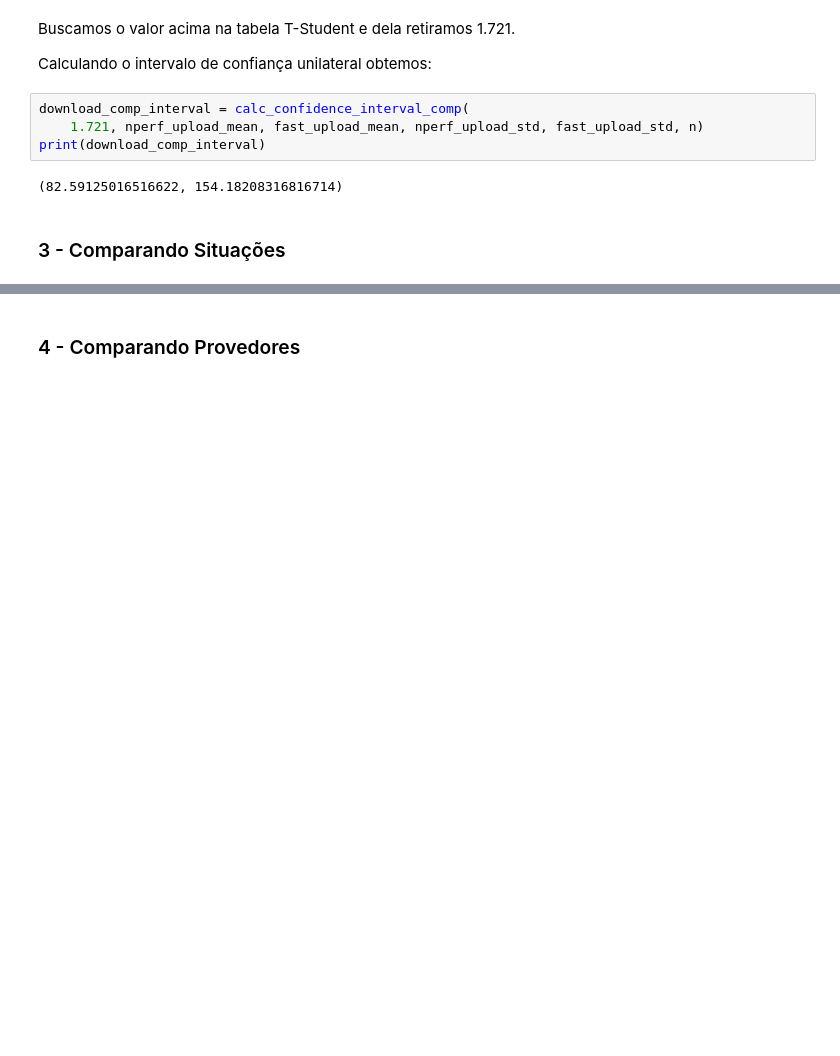
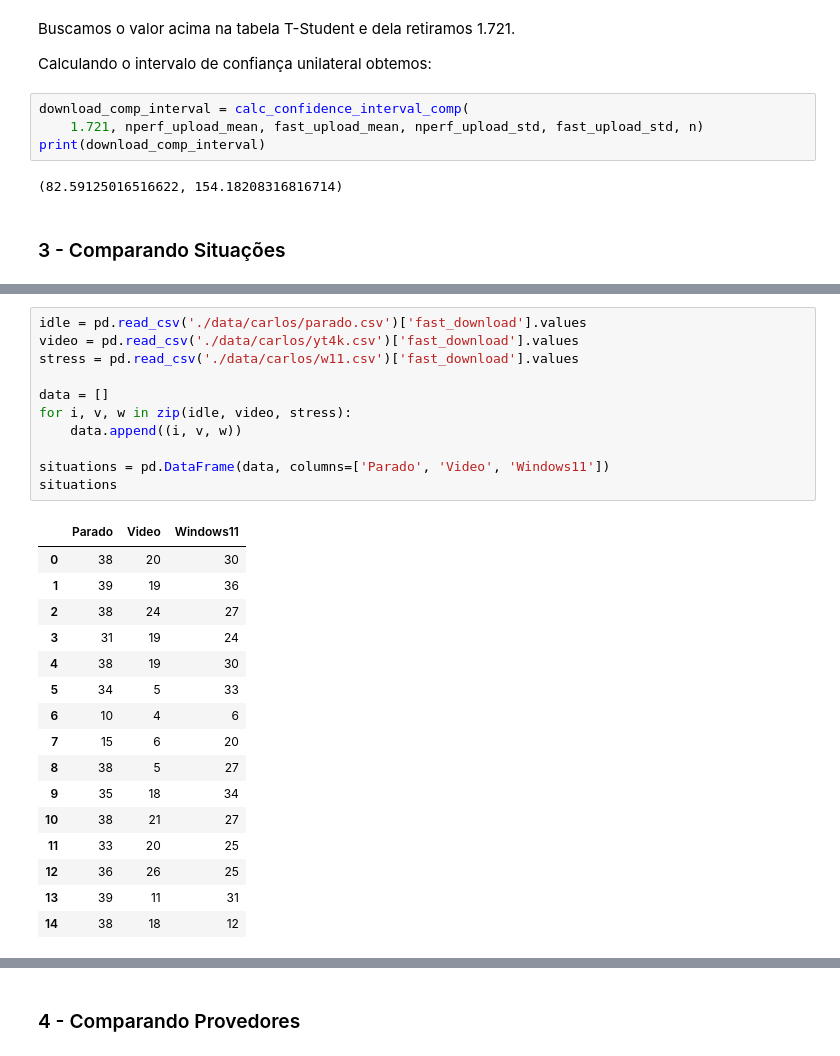
Before and after one commit to erickfigueiredo/experimental-computing, a Jupyter notebook: trab-2/Analise_servico_internet.ipynb, the cells around one changed output, grey strips where cells are left out. Cells and saved outputs as stored; diff of their text form; blank space fills up the shorter version.

```diff
--- a/trab-2/Analise_servico_internet.ipynb
+++ b/trab-2/Analise_servico_internet.ipynb
@@ -315,0 +257,28 @@ Fazendo Download da ISO do W11
+# %%
+idle = pd.read_csv('./data/carlos/parado.csv')['fast_download'].values
+video = pd.read_csv('./data/carlos/yt4k.csv')['fast_download'].values
+stress = pd.read_csv('./data/carlos/w11.csv')['fast_download'].values
+
+data = []
+for i, v, w in zip(idle, video, stress):
+    data.append((i, v, w))
+
+situations = pd.DataFrame(data, columns=['Parado', 'Video', 'Windows11'])
+situations
+# %% [output]
+|  | Parado | Video | Windows11 |
+| 0 | 38 | 20 | 30 |
+| 1 | 39 | 19 | 36 |
+| 2 | 38 | 24 | 27 |
+| 3 | 31 | 19 | 24 |
+| 4 | 38 | 19 | 30 |
+| 5 | 34 | 5 | 33 |
+| 6 | 10 | 4 | 6 |
+| 7 | 15 | 6 | 20 |
+| 8 | 38 | 5 | 27 |
+| 9 | 35 | 18 | 34 |
+| 10 | 38 | 21 | 27 |
+| 11 | 33 | 20 | 25 |
+| 12 | 36 | 26 | 25 |
+| 13 | 39 | 11 | 31 |
+| 14 | 38 | 18 | 12 |
```
Also changed, not shown: parts of 41 cells of this notebook.
